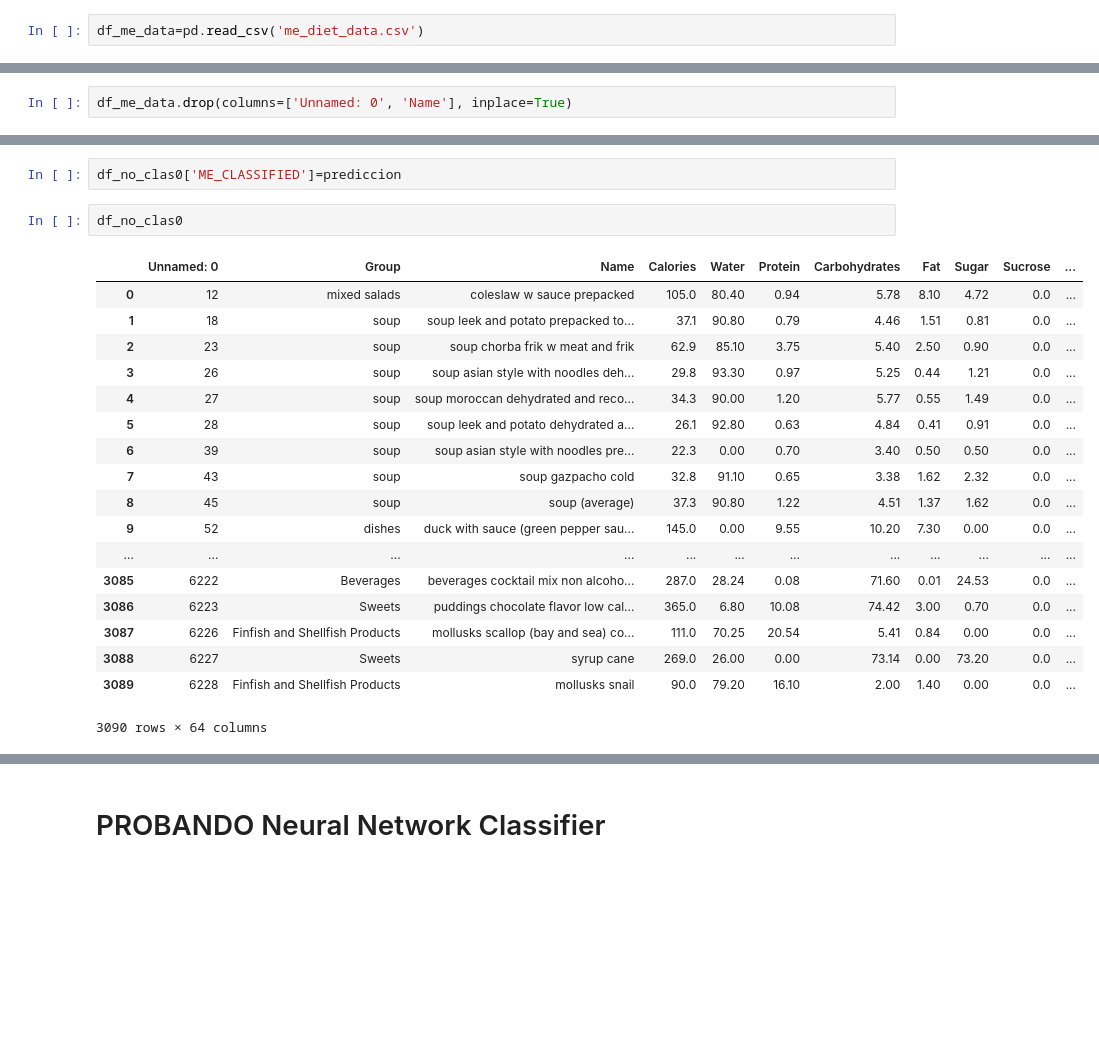
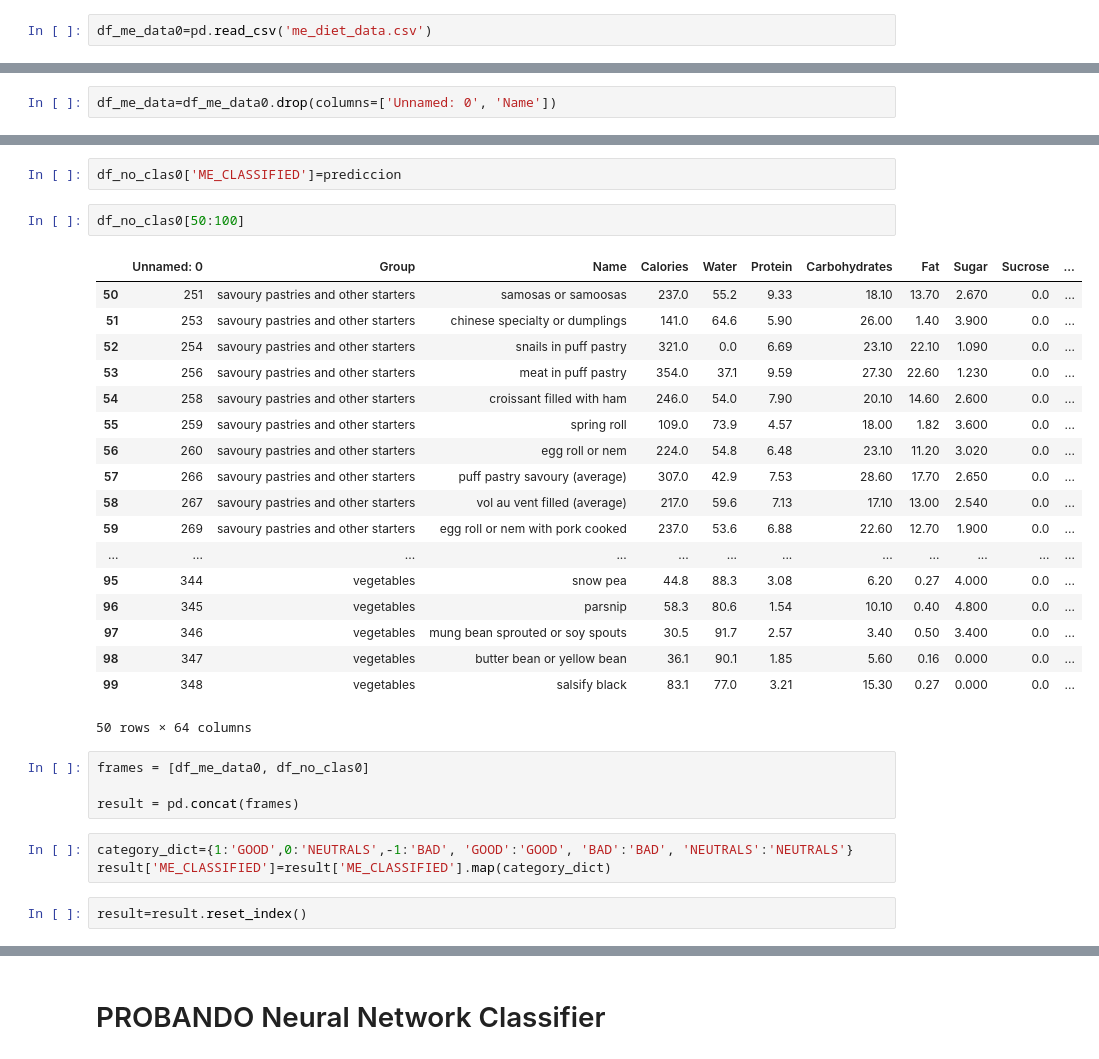
Before and after one commit to CMFV/FINAL_PROJECT, a Jupyter notebook: Clustering_data.ipynb, the cells around one changed output, grey strips where cells are left out. Cells and saved outputs as stored; diff of their text form; blank space fills up the shorter version.

```diff
--- a/Clustering_data.ipynb
+++ b/Clustering_data.ipynb
@@ -5,4 +5,4 @@ import sklearn
 # %% [markdown]
 # IMPORTO DATAFRAME UNICAMENTE CON LAS FILAS CLASIFICADAS
 # %%
-df_me_data=pd.read_csv('me_diet_data.csv')
+df_me_data0=pd.read_csv('me_diet_data.csv')
@@ -30,5 +30,5 @@ df_me_data
 # %%
-df_me_data.drop(columns=['Unnamed: 0', 'Name'], inplace=True)
+df_me_data=df_me_data0.drop(columns=['Unnamed: 0', 'Name'])
 # %%
 display(df_me_data)
 # %% [output]
@@ -227,23 +227,32 @@ df_prediccion
 # %%
 df_no_clas0['ME_CLASSIFIED']=prediccion
 # %%
-df_no_clas0
+df_no_clas0[50:100]
 # %% [output]
 |  | Unnamed: 0 | Group | Name | Calories | Water | Protein | Carbohydrates | Fat | Sugar | Sucrose | ... |
-| 0 | 12 | mixed salads | coleslaw w sauce prepacked | 105.0 | 80.40 | 0.94 | 5.78 | 8.10 | 4.72 | 0.0 | ... |
-| 1 | 18 | soup | soup leek and potato prepacked to... | 37.1 | 90.80 | 0.79 | 4.46 | 1.51 | 0.81 | 0.0 | ... |
-| 2 | 23 | soup | soup chorba frik w meat and frik | 62.9 | 85.10 | 3.75 | 5.40 | 2.50 | 0.90 | 0.0 | ... |
-| 3 | 26 | soup | soup asian style with noodles deh... | 29.8 | 93.30 | 0.97 | 5.25 | 0.44 | 1.21 | 0.0 | ... |
-| 4 | 27 | soup | soup moroccan dehydrated and reco... | 34.3 | 90.00 | 1.20 | 5.77 | 0.55 | 1.49 | 0.0 | ... |
-| 5 | 28 | soup | soup leek and potato dehydrated a... | 26.1 | 92.80 | 0.63 | 4.84 | 0.41 | 0.91 | 0.0 | ... |
-| 6 | 39 | soup | soup asian style with noodles pre... | 22.3 | 0.00 | 0.70 | 3.40 | 0.50 | 0.50 | 0.0 | ... |
-| 7 | 43 | soup | soup gazpacho cold | 32.8 | 91.10 | 0.65 | 3.38 | 1.62 | 2.32 | 0.0 | ... |
-| 8 | 45 | soup | soup (average) | 37.3 | 90.80 | 1.22 | 4.51 | 1.37 | 1.62 | 0.0 | ... |
-| 9 | 52 | dishes | duck with sauce (green pepper sau... | 145.0 | 0.00 | 9.55 | 10.20 | 7.30 | 0.00 | 0.0 | ... |
+| 50 | 251 | savoury pastries and other starters | samosas or samoosas | 237.0 | 55.2 | 9.33 | 18.10 | 13.70 | 2.670 | 0.0 | ... |
+| 51 | 253 | savoury pastries and other starters | chinese specialty or dumplings | 141.0 | 64.6 | 5.90 | 26.00 | 1.40 | 3.900 | 0.0 | ... |
+| 52 | 254 | savoury pastries and other starters | snails in puff pastry | 321.0 | 0.0 | 6.69 | 23.10 | 22.10 | 1.090 | 0.0 | ... |
+| 53 | 256 | savoury pastries and other starters | meat in puff pastry | 354.0 | 37.1 | 9.59 | 27.30 | 22.60 | 1.230 | 0.0 | ... |
+| 54 | 258 | savoury pastries and other starters | croissant filled with ham | 246.0 | 54.0 | 7.90 | 20.10 | 14.60 | 2.600 | 0.0 | ... |
+| 55 | 259 | savoury pastries and other starters | spring roll | 109.0 | 73.9 | 4.57 | 18.00 | 1.82 | 3.600 | 0.0 | ... |
+| 56 | 260 | savoury pastries and other starters | egg roll or nem | 224.0 | 54.8 | 6.48 | 23.10 | 11.20 | 3.020 | 0.0 | ... |
+| 57 | 266 | savoury pastries and other starters | puff pastry savoury (average) | 307.0 | 42.9 | 7.53 | 28.60 | 17.70 | 2.650 | 0.0 | ... |
+| 58 | 267 | savoury pastries and other starters | vol au vent filled (average) | 217.0 | 59.6 | 7.13 | 17.10 | 13.00 | 2.540 | 0.0 | ... |
+| 59 | 269 | savoury pastries and other starters | egg roll or nem with pork cooked | 237.0 | 53.6 | 6.88 | 22.60 | 12.70 | 1.900 | 0.0 | ... |
 | ... | ... | ... | ... | ... | ... | ... | ... | ... | ... | ... | ... |
-| 3085 | 6222 | Beverages | beverages cocktail mix non alcoho... | 287.0 | 28.24 | 0.08 | 71.60 | 0.01 | 24.53 | 0.0 | ... |
-| 3086 | 6223 | Sweets | puddings chocolate flavor low cal... | 365.0 | 6.80 | 10.08 | 74.42 | 3.00 | 0.70 | 0.0 | ... |
-| 3087 | 6226 | Finfish and Shellfish Products | mollusks scallop (bay and sea) co... | 111.0 | 70.25 | 20.54 | 5.41 | 0.84 | 0.00 | 0.0 | ... |
-| 3088 | 6227 | Sweets | syrup cane | 269.0 | 26.00 | 0.00 | 73.14 | 0.00 | 73.20 | 0.0 | ... |
-| 3089 | 6228 | Finfish and Shellfish Products | mollusks snail | 90.0 | 79.20 | 16.10 | 2.00 | 1.40 | 0.00 | 0.0 | ... |
+| 95 | 344 | vegetables | snow pea | 44.8 | 88.3 | 3.08 | 6.20 | 0.27 | 4.000 | 0.0 | ... |
+| 96 | 345 | vegetables | parsnip | 58.3 | 80.6 | 1.54 | 10.10 | 0.40 | 4.800 | 0.0 | ... |
+| 97 | 346 | vegetables | mung bean sprouted or soy spouts | 30.5 | 91.7 | 2.57 | 3.40 | 0.50 | 3.400 | 0.0 | ... |
+| 98 | 347 | vegetables | butter bean or yellow bean | 36.1 | 90.1 | 1.85 | 5.60 | 0.16 | 0.000 | 0.0 | ... |
+| 99 | 348 | vegetables | salsify black | 83.1 | 77.0 | 3.21 | 15.30 | 0.27 | 0.000 | 0.0 | ... |
-3090 rows × 64 columns
+50 rows × 64 columns
+# %%
+frames = [df_me_data0, df_no_clas0]
+
+result = pd.concat(frames)
+# %%
+category_dict={1:'GOOD',0:'NEUTRALS',-1:'BAD', 'GOOD':'GOOD', 'BAD':'BAD', 'NEUTRALS':'NEUTRALS'}
+result['ME_CLASSIFIED']=result['ME_CLASSIFIED'].map(category_dict)
+# %%
+result=result.reset_index()
```
Also changed, not shown: parts of 32 cells of this notebook, 3 other files.
